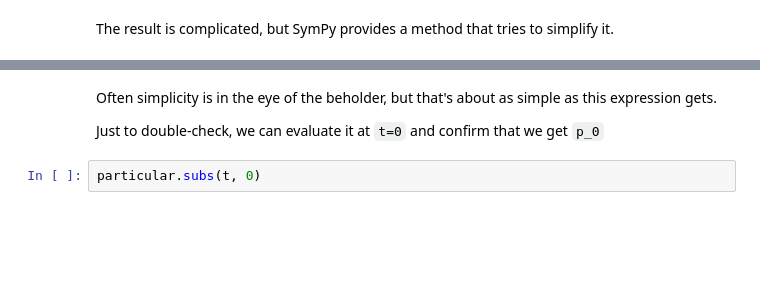
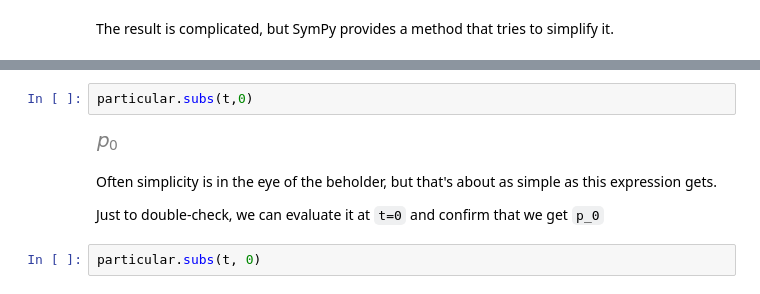
Before and after one commit to OwenZzzzOrganization/ModSimPy, a Jupyter notebook: notebooks/chap09.ipynb, the cells around one changed output, grey strips where cells are left out. Drawn from its saved outputs; the diff is of its cells as text; blank space fills up the shorter version.

```diff
--- a/notebooks/chap09.ipynb
+++ b/notebooks/chap09.ipynb
@@ -219,3 +223,7 @@ particular = simplify(particular)
+# %%
+particular.subs(t,0)
+# %% [output]
+[figure, added]
 # %% [markdown]
 Often simplicity is in the eye of the beholder, but that's about as simple as this expression gets.
 
```
Also changed, not shown: parts of 30 cells of this notebook, 1 other file.
